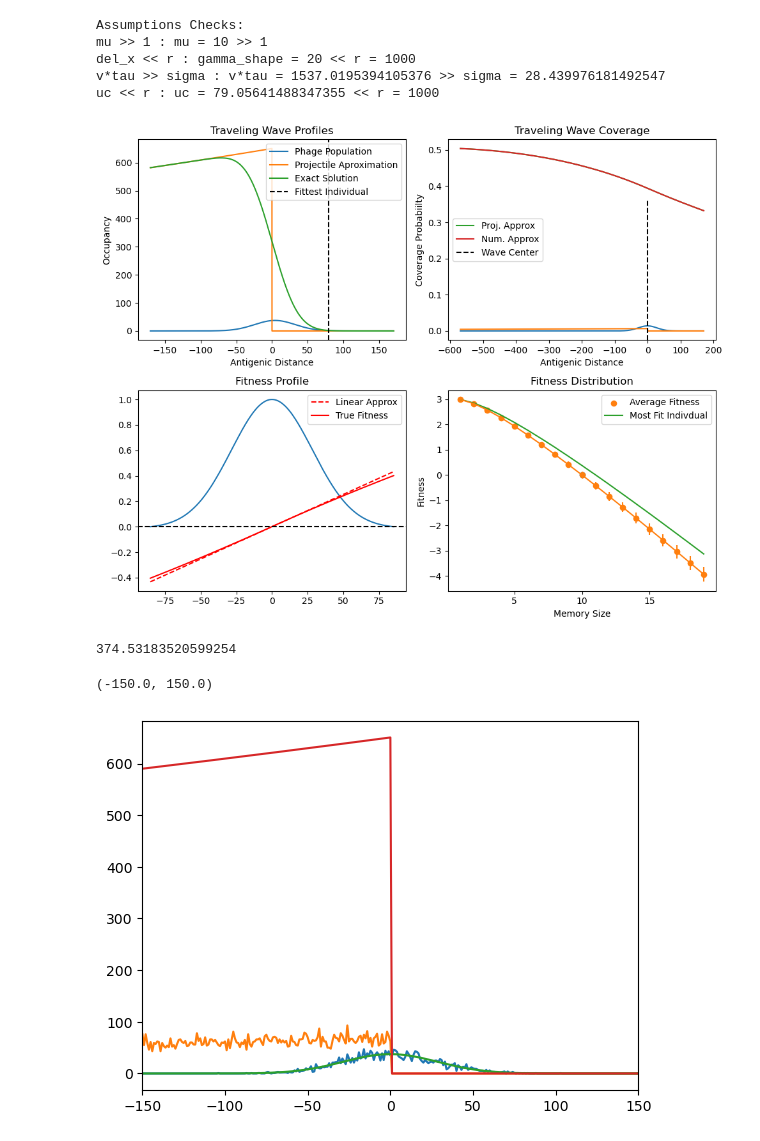
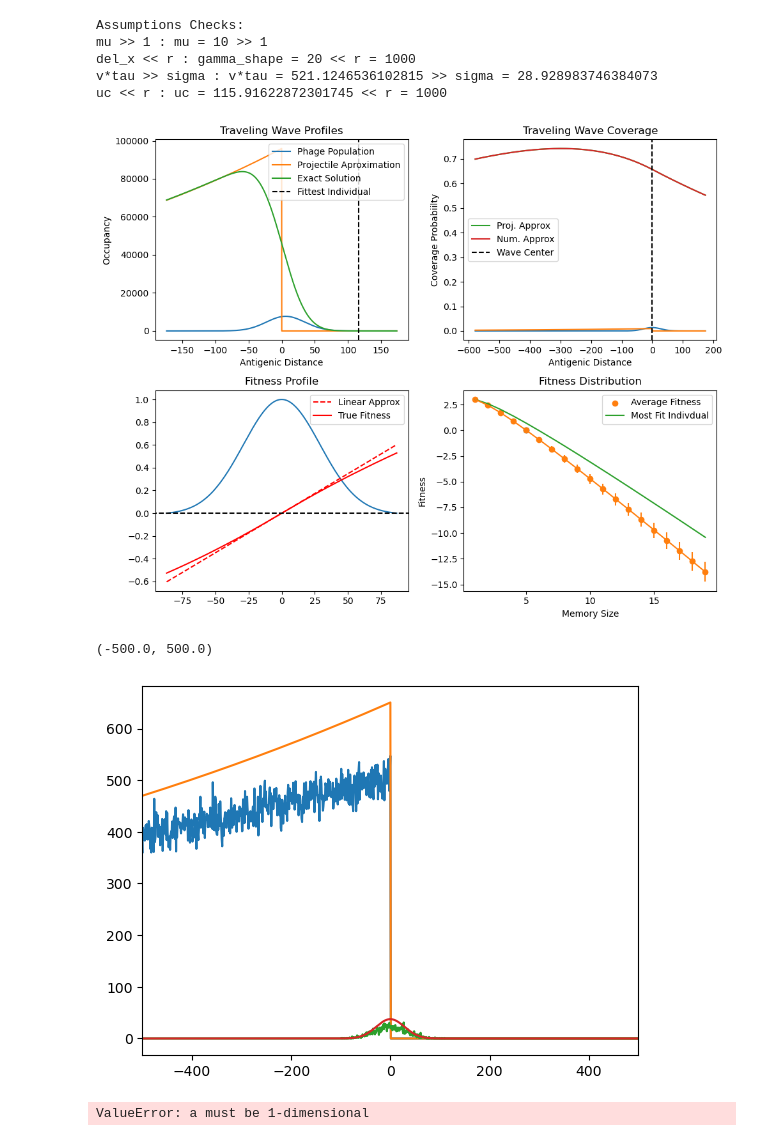
Before and after one commit to zhizhang1445/CRISPR_Sim, a Jupyter notebook: Long_Simulation/main1D.ipynb, the cells around one changed output. Drawn from its saved outputs; the diff is of its cells as text; code cells hidden in the pictures.

```diff
--- a/Long_Simulation/main1D.ipynb
+++ b/Long_Simulation/main1D.ipynb
@@ -24,9 +25,9 @@ from randomHGT import get_time_next_HGT, HGT_logistic_event
 # %%
 params = { #parameters relevant for the equations
-        "Nh":                     1E5,
+        "Nh":                     1E7,
         "N0":                     1E9, #This Will be updated by self-consitent solution
         "R0":                      20,
-        "M":                       10, #Also L, total number of spacers
+        "M":                        5, #Also L, total number of spacers
         "mu":                      10, #mutation rate
         "gamma_shape":             20,
         "Np":                      10, #Number of Cas Protein
@@ -43,7 +44,7 @@ params = { #parameters relevant for the equations
     }
 sim_params = { #parameters relevant for the simulation (including Inital Valuess)
         "continue":                 False, #DO NOT CREATE ARBITRARY FOLDERS ONLY FOR TESTS
-        "xdomain":                  10000,
+        "xdomain":                 100000,
         "dim":                          1,
         "dx":                           1,
         "tf":                        4000,
@@ -72,8 +73,8 @@ except FileNotFoundError:
 Assumptions Checks:
 mu >> 1 : mu = 10 >> 1
 del_x << r : gamma_shape = 20 << r = 1000
-v*tau >> sigma : v*tau = 1537.0195394105376 >> sigma = 28.439976181492547
-uc << r : uc = 79.05641488347355 << r = 1000
+v*tau >> sigma : v*tau = 521.1246536102815 >> sigma = 28.928983746384073
+uc << r : uc = 115.91622872301745 << r = 1000
 # %%
 from formulas import plot_fitness_memory_dynamics, plot_wave_coverage, plot_wave_fitness, plot_wave_profiles
 fig = plt.figure(figsize=(10, 8))
@@ -99,14 +100,11 @@ plt.tight_layout()
 # Display the plot
 plt.show()
 # %% [output]
-[figure, old version]
+[figure, new version]
 # %%
-from initMethods import init_1D_kernel
-
-
 st1 = time.time()
 n = init_guassian_n(params, sim_params)
-nh = init_trail_nh(params, sim_params)
+nh = init_trail_nh(params, sim_params, exact=False)
 kernel_1D = init_1D_kernel(params, sim_params)
 ed = time.time()
 
@@ -117,5 +115,11 @@ sigma = params["sigma"]
 M0 = params["M0"]
 t = 0
 
+folder = sim_params["foldername"]
+np.save(folder + "/frame_nh0.npy", nh)
+# nh = np.load(folder + "/frame_nh0.npy")
+
+np.save(folder + "/frame_n0.npy", n)
+# n = np.load(folder + "/frame_n0.npy")
 with open(foldername+'/runtime_stats.txt','w') as file:
     file.write(f't: {t}| init_functions: {time_conv(ed-st1)}| Phage Population: {n_total:.4f}| Spacer Population: {nh_total:.4f}| Uc: {uc:.4f}| sigma: {sigma:.4f}| M0: {M0:.4f} \n')
@@ -124,17 +126,14 @@ x_domain = sim_params["xdomain"]
-# %%
-params["tau"]
-# %% [output]
-374.53183520599254
 # %%
-from formulas import gaussian1D, trail_exp
+from formulas import gaussian1D, semi_exact_nh, trail_exp
+xdomain = sim_params["xdomain"]
+dx = sim_params["dx"]
+x_range = np.arange(-xdomain, xdomain, dx)
 
-
-x_range = np.arange(-x_domain, x_domain, 1)
+plt.plot(x_range, nh)
+plt.plot(x_range, trail_exp(x_range, 0, params, sim_params))
 plt.plot(x_range, n)
-plt.plot(x_range, nh)
 plt.plot(x_range, gaussian1D(x_range, 0, params, sim_params))
-plt.plot(x_range, trail_exp(x_range, 0, params, sim_params))
-plt.xlim(-150, 150)
+plt.xlim(-500, 500)
 # %% [output]
-(-150.0, 150.0)
+(-500.0, 500.0)
-[figure, old version]
+[figure, new version]
@@ -154,5 +140,8 @@ nh = immunity_loss_uniform(nh_gain, n, params, sim_params, num_to_remove)
 # %%
 while(t < sim_params["tf"]):
+
+    np.save(folder+f"/frame_n{t}.npy", n)
+    np.save(folder+f"/frame_nh{t}.npy", nh)
 
     str1:float = time.time()
     p = coverage_1D(nh, kernel_1D, params, sim_params)
@@ -173,11 +162,12 @@ while(t < sim_params["tf"]):
     st4 = time.time()
     nh_prev = nh
 
-    params, sim_params, num_to_add, num_to_remove = HGT_logistic_event(t, n, params, sim_params)
-    nh_gain = immunity_gain_from_kernel(nh, n, None, params, sim_params, num_to_add) #update nh
-    nh = immunity_loss_uniform(nh_gain, n, params, sim_params, num_to_remove)
-
-    diff_of_acquisition = num_to_add-num_to_remove
+    # params, sim_params, num_to_add, num_to_remove = HGT_logistic_event(t, n, params, sim_params)
+    # nh_gain = immunity_gain_from_kernel(nh, n, None, params, sim_params, num_to_add) #update nh
+    # nh = immunity_loss_uniform(nh_gain, n, params, sim_params, num_to_remove)
+    nh = immunity_mean_field_1D(nh, n, params, sim_params)
+    # diff_of_acquisition = num_to_add-num_to_remove
+    diff_of_acquisition = 0
     ed = time.time()
 
     with open(foldername+'/runtime_stats.txt','a') as file:
@@ -186,3 +176,5 @@ while(t < sim_params["tf"]):
         file.write(outstring)
 
     t += sim_params["dt"]
+# %% [output]
+ValueError: a must be 1-dimensional
```
Also changed, not shown: parts of 12 cells of this notebook, 4 other files.
